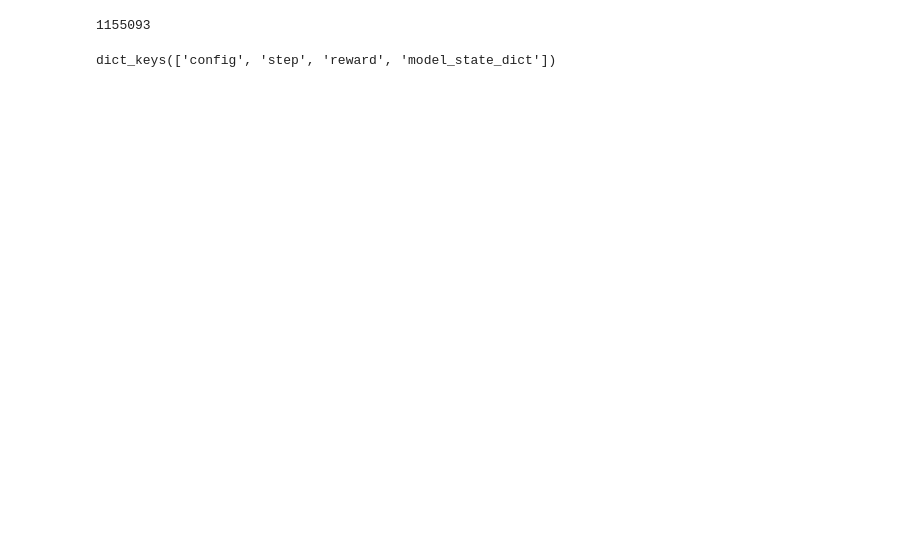
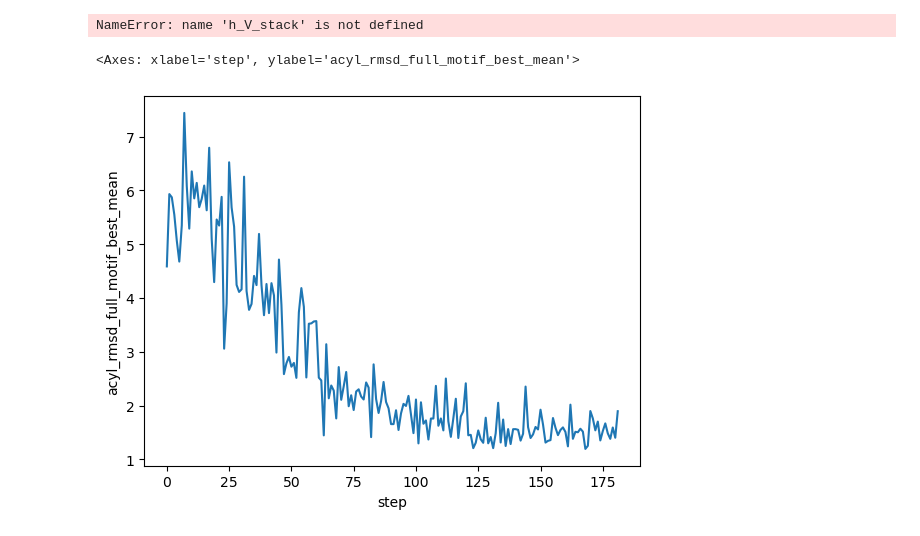
Before and after one commit to 0merle0/cleo, a Jupyter notebook: notebooks/policy_dev.ipynb, the cells around one changed output. Saved outputs shown, nothing was run; the diff lists cells and outputs as text; code cells hidden in the pictures; blank space fills up the shorter version.

```diff
--- a/notebooks/policy_dev.ipynb
+++ b/notebooks/policy_dev.ipynb
@@ -42,7 +153,10 @@ KeyboardInterrupt:
+# %%
+h_V_stack[-1]
+# %% [output]
+NameError: name 'h_V_stack' is not defined
 # %%
-path = "/home/jgershon/projects/itopt/policy_mpnn/testing/test_v1_train_metrics.csv"
+path = "/home/ssalike/Projects/itopt/policy_mpnn/opt_1/test_af3_winAS_train_metrics.csv"
 df = pd.read_csv(path)
+
+from matplotlib import pyplot as plt
+import seaborn as sns
-# %%
-sum([x.flatten().shape[0] for x in policy_mpnn.model.parameters() if x.requires_grad])
-# %% [output]
-1155093
@@ -53,4 +163,5 @@ x = torch.load(ckpt_path, map_location=torch.device('cpu'))
-# %%
-x.keys()
-# %% [output]
-dict_keys(['config', 'step', 'reward', 'model_state_dict'])
+# %%
+sns.lineplot(data=df, x="step", y="acyl_rmsd_full_motif_best_mean")
+# %% [output]
+<Axes: xlabel='step', ylabel='acyl_rmsd_full_motif_best_mean'>
+[figure, added]
```
Also changed, not shown: parts of 11 cells of this notebook, 1 other file.
